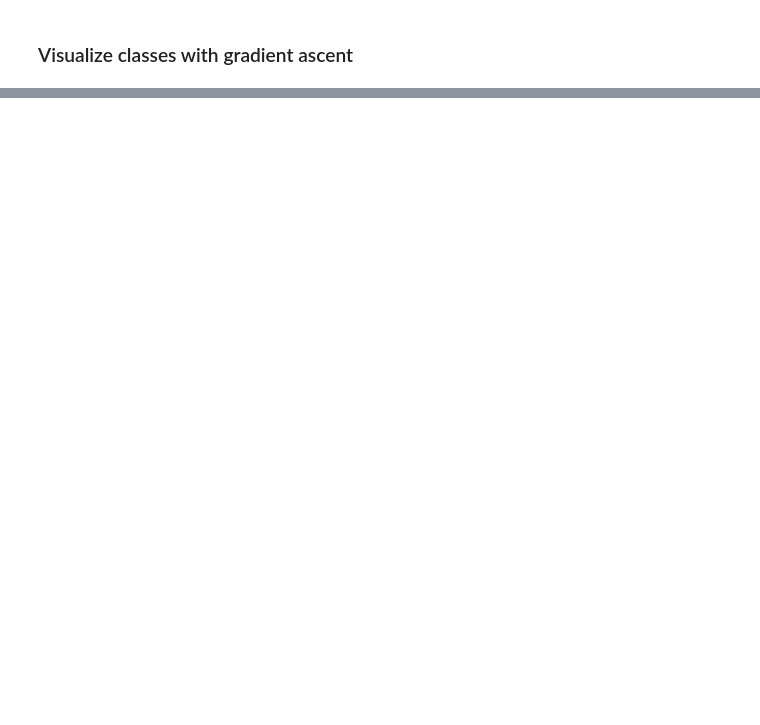
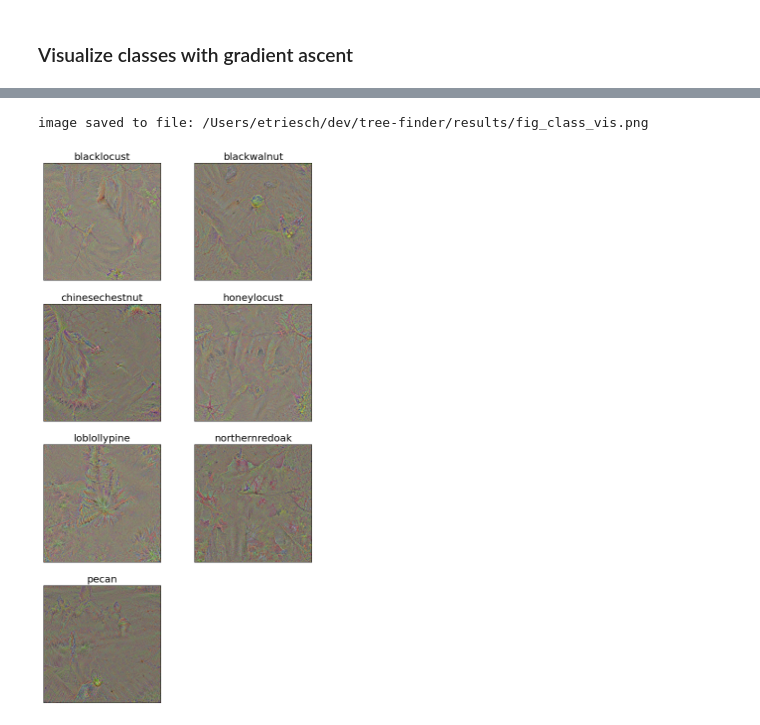
Before and after one commit to etrieschman/tree-finder, a Jupyter notebook: notebooks/evaluate_final_model.ipynb, the cells around one changed output, grey strips where cells are left out. Saved outputs shown, nothing was run; the diff lists cells and outputs as text; code cells hidden in the pictures; blank space fills up the shorter version.

```diff
--- a/notebooks/evaluate_final_model.ipynb
+++ b/notebooks/evaluate_final_model.ipynb
@@ -308,0 +270,9 @@ To https://github.com/etrieschman/tree-finder
+# %%
+# 75
+# plot and save
+show_image_batch(class_vis.cpu(), title=[x for x in class_names],
+figdim=20, ncol=2, savetofile=results_path + 'fig_class_vis.png'
+)
+# %% [output]
+image saved to file: /Users/etriesch/dev/tree-finder/results/fig_class_vis.png
+[figure, added]
```
Also changed, not shown: parts of 15 cells of this notebook, 14 other files.
